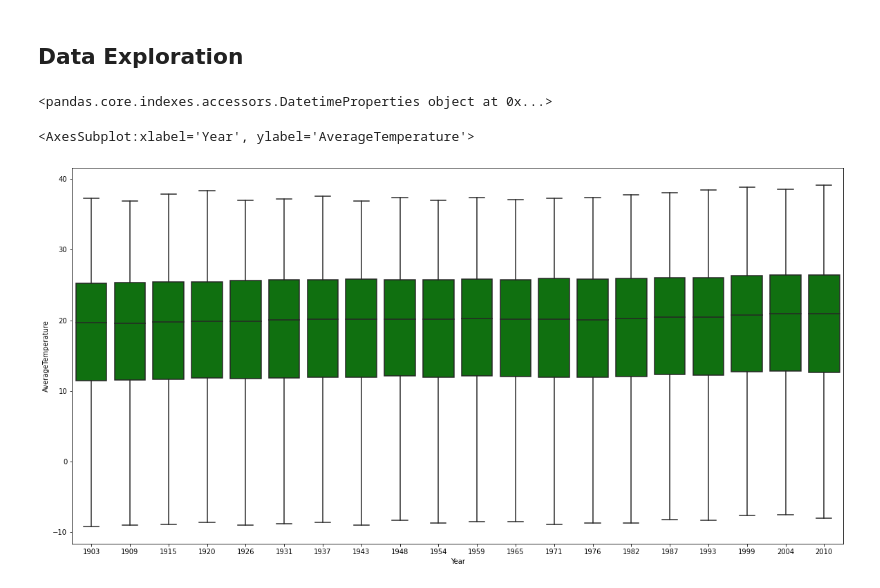
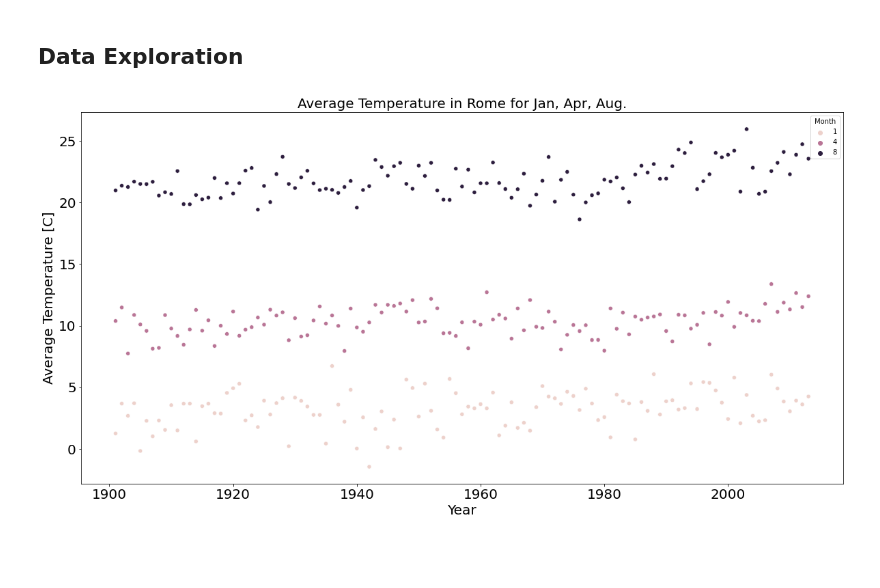
Before and after one commit to panManfredini/IBM_ML, a Jupyter notebook: 01_ReadingData/project_assignment_1.ipynb, the cells around one changed output. Cells and saved outputs as stored; diff of their text form; code cells hidden in the pictures; blank space fills up the shorter version.

```diff
--- a/01_ReadingData/project_assignment_1.ipynb
+++ b/01_ReadingData/project_assignment_1.ipynb
@@ -66,9 +81,3 @@ sns.histplot(x="dt", y="AverageTemperatureUncertainty", data=df, bins=50)
 Now in this analysis we need a representative sample of temperatures from the past and a representative sample of temperature of the present. Since the data is by city, and data from many cities are missing in the past this can affect the outcome of the analysis (we need to compare to the same locations). Also the uncertainty of the temperature measurments is correlated with the year, beacuase of technology advancement. We decide then to select data above year 1900, because is more unifor in location, has very few missing values and is more uniform in measurement uncertainty.
 # %% [markdown]
 ## Data Exploration
-# %%
-df_sel = df.loc[df.dt.dt.year > 1900 ]
-#sns.scatterplot(x="dt", y="AverageTemperature", data=df)
-df_sel.dt.dt
-# %% [output]
-<pandas.core.indexes.accessors.DatetimeProperties object at 0x...>
@@ -86,6 +84,21 @@ s = s.drop(["level_0","index"],axis=1)
-# %%
-fig, ax3 = plt.subplots(figsize=(20,10))
-sns.boxplot(x="Year",y="AverageTemperature",data=s, ax=ax3, color="green", showfliers=False)
-# %% [output]
-<AxesSubplot:xlabel='Year', ylabel='AverageTemperature'>
-[figure, removed]
+# %%
+df_1900 = df.loc[df.dt.dt.year > 1900 ]
+df_Rome = df_1900[df_1900.loc[:,"City"] == "Rome" ]
+df_Paris = df_1900[df_1900.loc[:,"City"] == "Paris" ]
+# %%
+# adding the column Month and year for easy access
+df_Rome = df_Rome.assign(Month=df_Rome.dt.dt.month)
+df_Rome = df_Rome.assign(Year=df_Rome.dt.dt.year)
+# %%
+df_Rome_sub_months = df_Rome[df_Rome.Month.isin([1,4,8])]
+# %%
+fig, ax3 = plt.subplots(figsize=(20,10))
+ax3.tick_params(axis='both', which='major', labelsize=20)
+plt.xlabel('Year',fontsize=20)
+plt.ylabel('Average Temperature [C]',fontsize=20)
+plt.legend(["January","April","August"],fontsize=20)
+plt.title("Average Temperature in Rome for Jan, Apr, Aug.", fontsize=20)
+sns.scatterplot(x="Year",y="AverageTemperature",data=df_Rome_sub_months, hue="Month", ax=ax3)
+plt.show()
+# %% [output]
+[figure, added]
```
Also changed, not shown: parts of 33 cells of this notebook.
